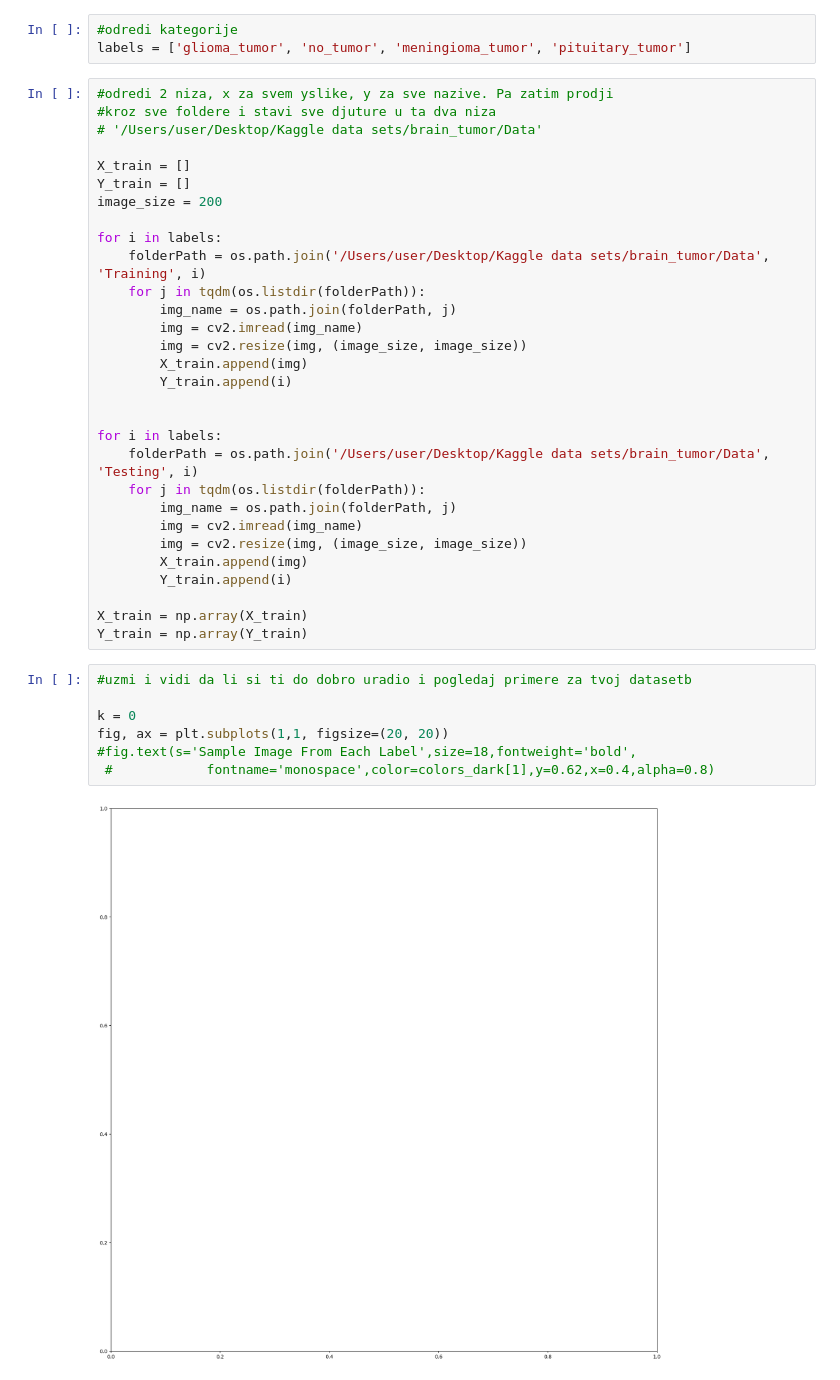
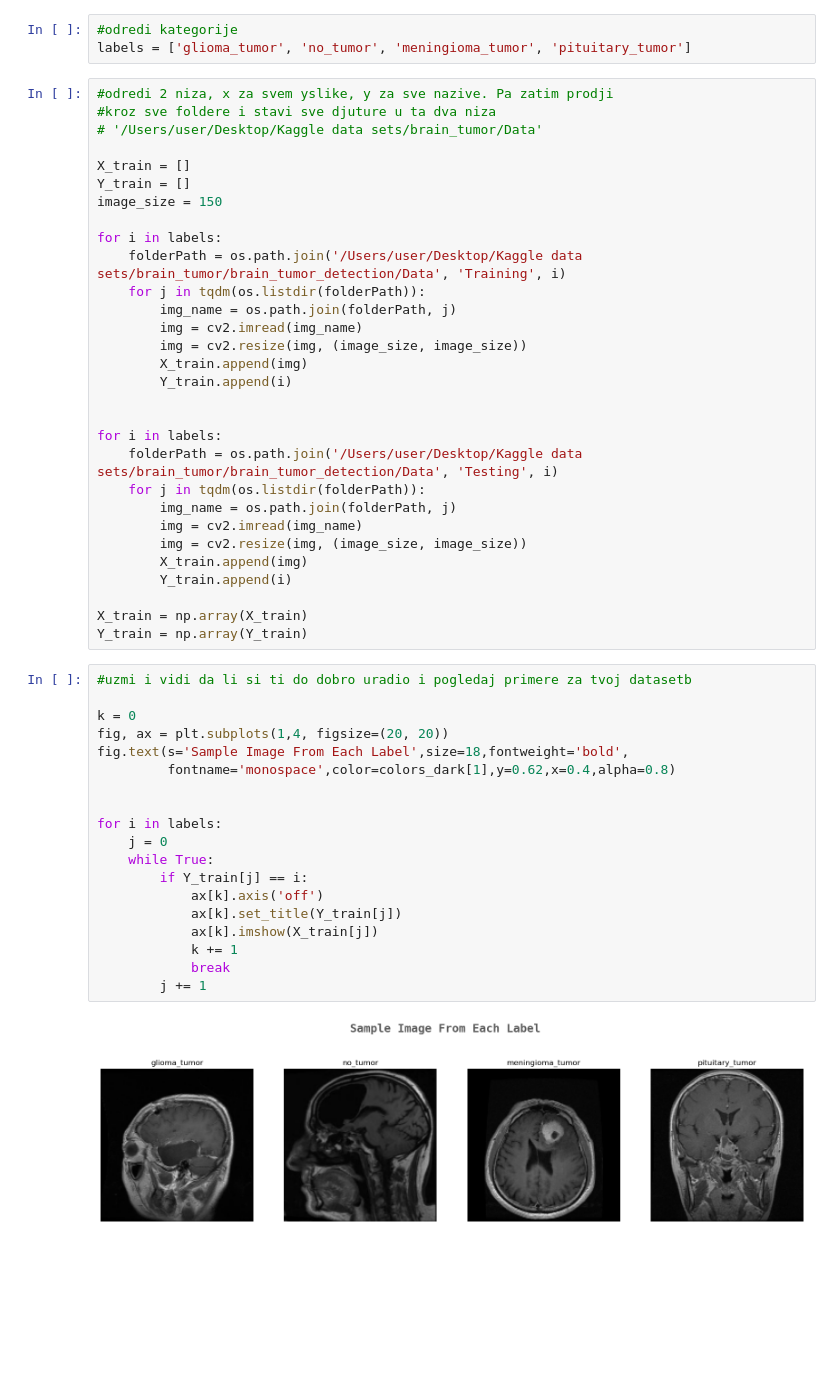
Before and after one commit to olimpijada72/brain_tumor_detection, a Jupyter notebook: brain_tumor_detection.ipynb, the cells around one changed output. Drawn from its saved outputs; the diff is of its cells as text; blank space fills up the shorter version.

```diff
--- a/brain_tumor_detection.ipynb
+++ b/brain_tumor_detection.ipynb
@@ -47,10 +44,10 @@ labels = ['glioma_tumor', 'no_tumor', 'meningioma_tumor', 'pituitary_tumor']
 
 X_train = []
 Y_train = []
-image_size = 200
+image_size = 150
 
 for i in labels:
-    folderPath = os.path.join('/Users/user/Desktop/Kaggle data sets/brain_tumor/Data', 'Training', i)
+    folderPath = os.path.join('/Users/user/Desktop/Kaggle data sets/brain_tumor/brain_tumor_detection/Data', 'Training', i)
     for j in tqdm(os.listdir(folderPath)):
         img_name = os.path.join(folderPath, j)
         img = cv2.imread(img_name)
@@ -60,7 +57,7 @@ for i in labels:
 
 
 for i in labels:
-    folderPath = os.path.join('/Users/user/Desktop/Kaggle data sets/brain_tumor/Data', 'Testing', i)
+    folderPath = os.path.join('/Users/user/Desktop/Kaggle data sets/brain_tumor/brain_tumor_detection/Data', 'Testing', i)
     for j in tqdm(os.listdir(folderPath)):
         img_name = os.path.join(folderPath, j)
         img = cv2.imread(img_name)
@@ -73,9 +70,21 @@ Y_train = np.array(Y_train)
 # %%
 #uzmi i vidi da li si ti do dobro uradio i pogledaj primere za tvoj datasetb
 
 k = 0
-fig, ax = plt.subplots(1,1, figsize=(20, 20))
-#fig.text(s='Sample Image From Each Label',size=18,fontweight='bold',
- #            fontname='monospace',color=colors_dark[1],y=0.62,x=0.4,alpha=0.8)
+fig, ax = plt.subplots(1,4, figsize=(20, 20))
+fig.text(s='Sample Image From Each Label',size=18,fontweight='bold',
+         fontname='monospace',color=colors_dark[1],y=0.62,x=0.4,alpha=0.8)
+
+
+for i in labels:
+    j = 0
+    while True:
+        if Y_train[j] == i:
+            ax[k].axis('off')
+            ax[k].set_title(Y_train[j])
+            ax[k].imshow(X_train[j])
+            k += 1
+            break
+        j += 1
 # %% [output]
-[figure, old version]
+[figure, new version]
```
Also changed, not shown: parts of 10 cells of this notebook.
